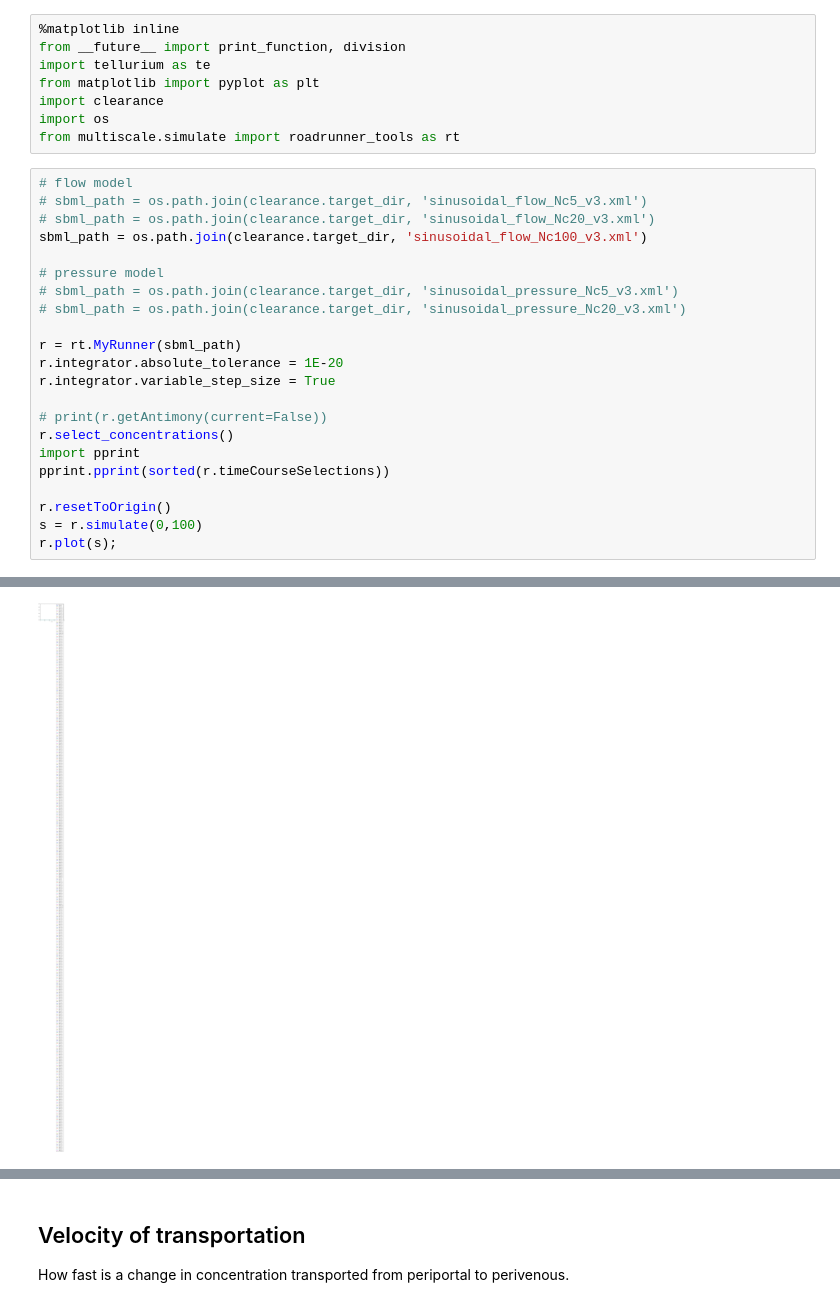
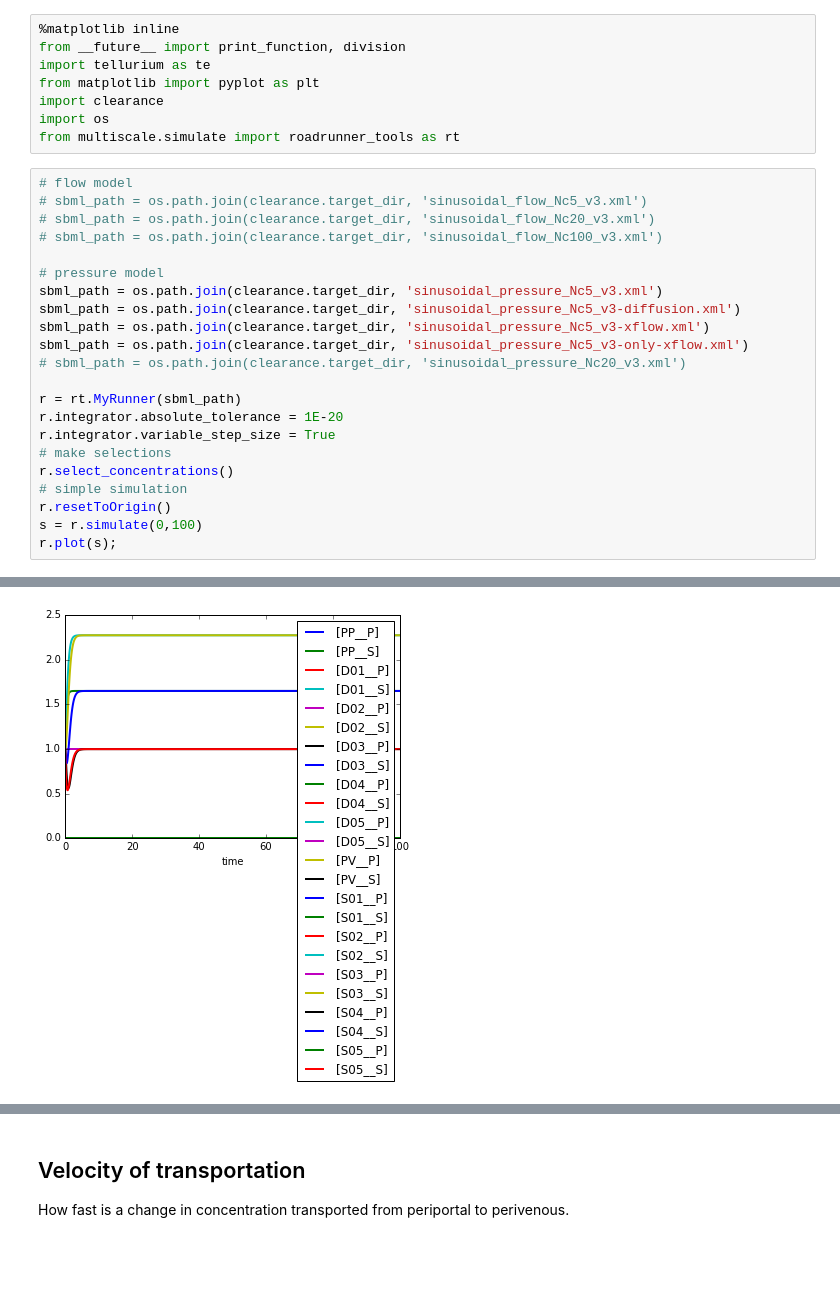
Before and after one commit to jingyayeah/multiscale-galactose, a Jupyter notebook: python/multiscalepy/multiscale/examples/models/clearance/clearance_sinusoid.ipynb, the cells around one changed output, grey strips where cells are left out. Drawn from its saved outputs; the diff is of its cells as text; blank space fills up the shorter version.

Commit message:
working on pressure flow model

```diff
--- a/python/multiscalepy/multiscale/examples/models/clearance/clearance_sinusoid.ipynb
+++ b/python/multiscalepy/multiscale/examples/models/clearance/clearance_sinusoid.ipynb
@@ -15,21 +15,21 @@ from multiscale.simulate import roadrunner_tools as rt
 # flow model
 # sbml_path = os.path.join(clearance.target_dir, 'sinusoidal_flow_Nc5_v3.xml')
 # sbml_path = os.path.join(clearance.target_dir, 'sinusoidal_flow_Nc20_v3.xml')
-sbml_path = os.path.join(clearance.target_dir, 'sinusoidal_flow_Nc100_v3.xml')
+# sbml_path = os.path.join(clearance.target_dir, 'sinusoidal_flow_Nc100_v3.xml')
 
 # pressure model
-# sbml_path = os.path.join(clearance.target_dir, 'sinusoidal_pressure_Nc5_v3.xml')
+sbml_path = os.path.join(clearance.target_dir, 'sinusoidal_pressure_Nc5_v3.xml')
+sbml_path = os.path.join(clearance.target_dir, 'sinusoidal_pressure_Nc5_v3-diffusion.xml')
+sbml_path = os.path.join(clearance.target_dir, 'sinusoidal_pressure_Nc5_v3-xflow.xml')
+sbml_path = os.path.join(clearance.target_dir, 'sinusoidal_pressure_Nc5_v3-only-xflow.xml')
 # sbml_path = os.path.join(clearance.target_dir, 'sinusoidal_pressure_Nc20_v3.xml')
 
 r = rt.MyRunner(sbml_path)
 r.integrator.absolute_tolerance = 1E-20
 r.integrator.variable_step_size = True
-
-# print(r.getAntimony(current=False))
+# make selections
 r.select_concentrations()
-import pprint
-pprint.pprint(sorted(r.timeCourseSelections))
-
+# simple simulation
 r.resetToOrigin()
 s = r.simulate(0,100)
 r.plot(s);
@@ -54,4 +39,4 @@ Time<simulate> : 0.018975019455 [s]
-[figure, old version]
+[figure, new version]
 # %%
 plt.plot(s['time'], s['[PP__S]'], color='blue', label='[PP__S]')
 plt.plot(s['time'], s['[PV__S]'], color='black', label='[PV__S]')
```
Also changed, not shown: parts of 10 cells of this notebook, 16 other files.
